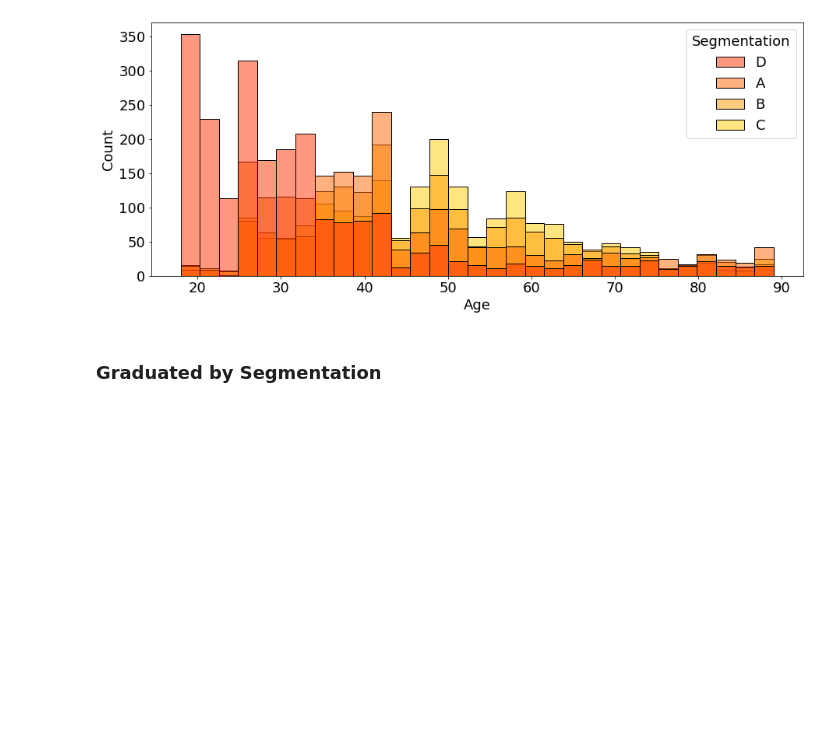
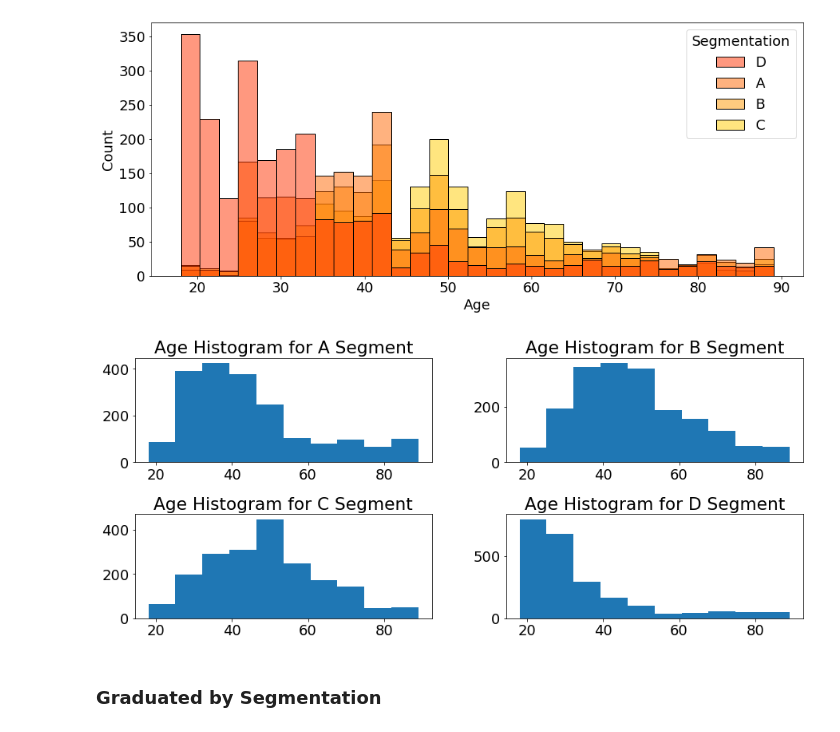
Before and after one commit to Yoyoyamato/customer-segmentation-classification, a Jupyter notebook: EDA.ipynb, the cells around one changed output. Drawn from its saved outputs; the diff is of its cells as text; code cells hidden in the pictures; blank space fills up the shorter version.

Commit message:
creating a grid matrix for the age segments

```diff
--- a/EDA.ipynb
+++ b/EDA.ipynb
@@ -147,3 +145,14 @@ sns.histplot(x="Age",hue="Segmentation",data=df,palette="autumn")
+# %%
+rows = 2
+columns = 2
+grid = plt.GridSpec(rows, columns, wspace = .25, hspace = .5)
+for n,i in enumerate(['A','B','C','D']):
+    exec (f"plt.subplot(grid{[n]})")
+    # plt.annotate('subplot 24_grid[' + str(i) + ']', xy = (0.5, 0.5), va = 'center', ha = 'center')
+    plt.title(f'Age Histogram for {i} Segment')
+    plt.hist(x="Age",data=df[df.Segmentation == i])
+# %% [output]
+[figure, added]
 # %% [markdown]
 ### Graduated by Segmentation
 # %%
```
Also changed, not shown: parts of 1 cell of this notebook.
